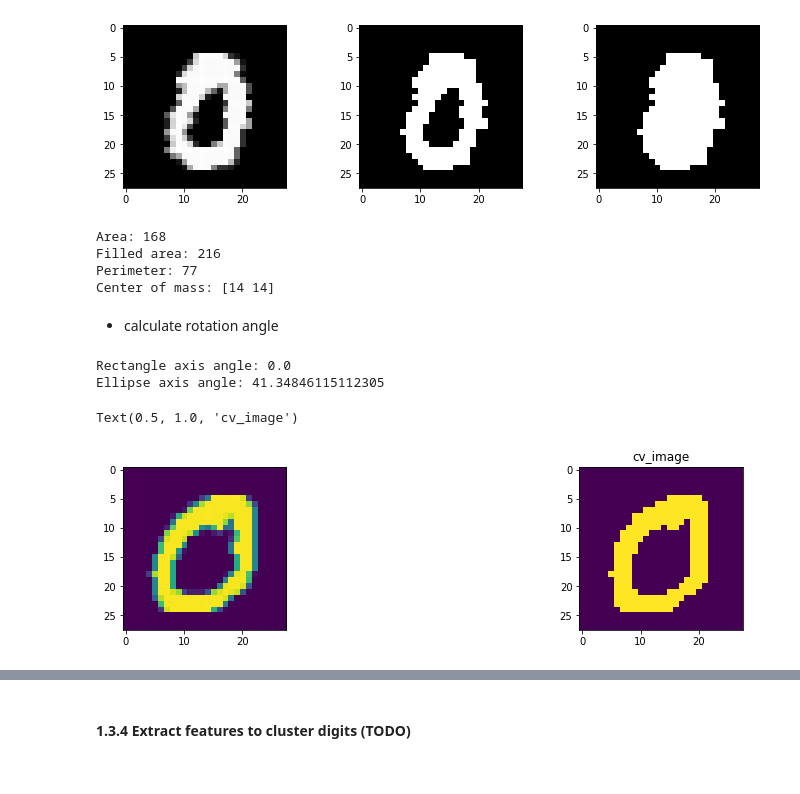
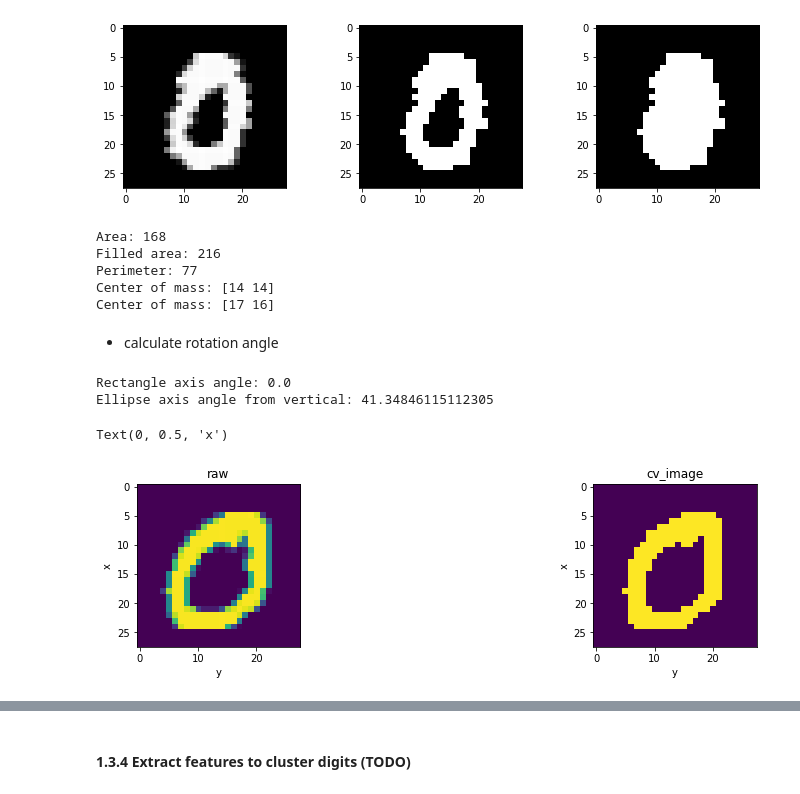
Before and after one commit to LTS5/iapr, a Jupyter notebook: labs/lab_02_object_description.ipynb, the cells around one changed output, grey strips where cells are left out. Saved outputs shown, nothing was run; the diff lists cells and outputs as text; code cells hidden in the pictures.

```diff
--- a/labs/lab_02_object_description.ipynb
+++ b/labs/lab_02_object_description.ipynb
@@ -525,11 +560,13 @@ print('Area:', compute_area(test_im))
 print('Filled area:', compute_filled_area(test_im))
 print('Perimeter:', compute_perimeter(test_im))
 print('Center of mass:', compute_com(test_im))
+print('Center of mass:', compute_com(test_translate_im))
 # %% [output]
 Area: 168
 Filled area: 216
 Perimeter: 77
 Center of mass: [14 14]
+Center of mass: [17 16]
 # %% [markdown]
 - calculate rotation angle
 # %%
@@ -551,35 +588,39 @@ cv_image = np.array(im0_array)
 # print('Perimeter from cv2:', cv2.arcLength(contours_cv[0],True))
 # print('Perimeter from cv2:', cv2.arcLength(cnt,True))
 # print('Perimeter:', compute_perimeter(im0))
 _, thresh = cv2.threshold(cv_image, 127, 255, 0)
 contours, _ = cv2.findContours(thresh, 1, 2)
 cnt = contours[0]
 cnt = cv2.convexHull(cnt)
 
 # contours,hierarchy = cv2.findContours(thresh, 1, 2)
 # cnt = contours[0]
 rect = cv2.minAreaRect(cnt)
 box = cv2.boxPoints(rect)
 box = np.int0(box)
 # rect_im0 = cv2.drawContours(binary_im, [box], 0, (0,0,255), 2)
 print("Rectangle axis angle:", rect[2])
 
 ellipse = cv2.fitEllipse(cnt)
 angle_ell = ellipse[-1]
 if angle_ell < 90:
     angle_ell = angle_ell
 else:
     angle_ell = angle_ell - 180
 # ellipse_im0 = cv2.ellipse(binary_im,ellipse,(0,255,0),2)
-print("Ellipse axis angle:", angle_ell)
+print("Ellipse axis angle from vertical:", angle_ell)
 
 fig, axes = plt.subplots(1, 2, figsize=(15, 3))
 axes[0].imshow(im0)
-axes[1].set_title('raw')
+axes[0].set_title('raw')
+axes[0].set_xlabel('y')
+axes[0].set_ylabel('x')
 axes[1].imshow(cv_image)
 axes[1].set_title('cv_image')
+axes[1].set_xlabel('y')
+axes[1].set_ylabel('x')
 # %% [output]
 Rectangle axis angle: 0.0
-Ellipse axis angle: 41.34846115112305
+Ellipse axis angle from vertical: 41.34846115112305
-Text(0.5, 1.0, 'cv_image')
+Text(0, 0.5, 'x')
-[figure, old version]
+[figure, new version]
```
Also changed, not shown: parts of 5 cells of this notebook.
